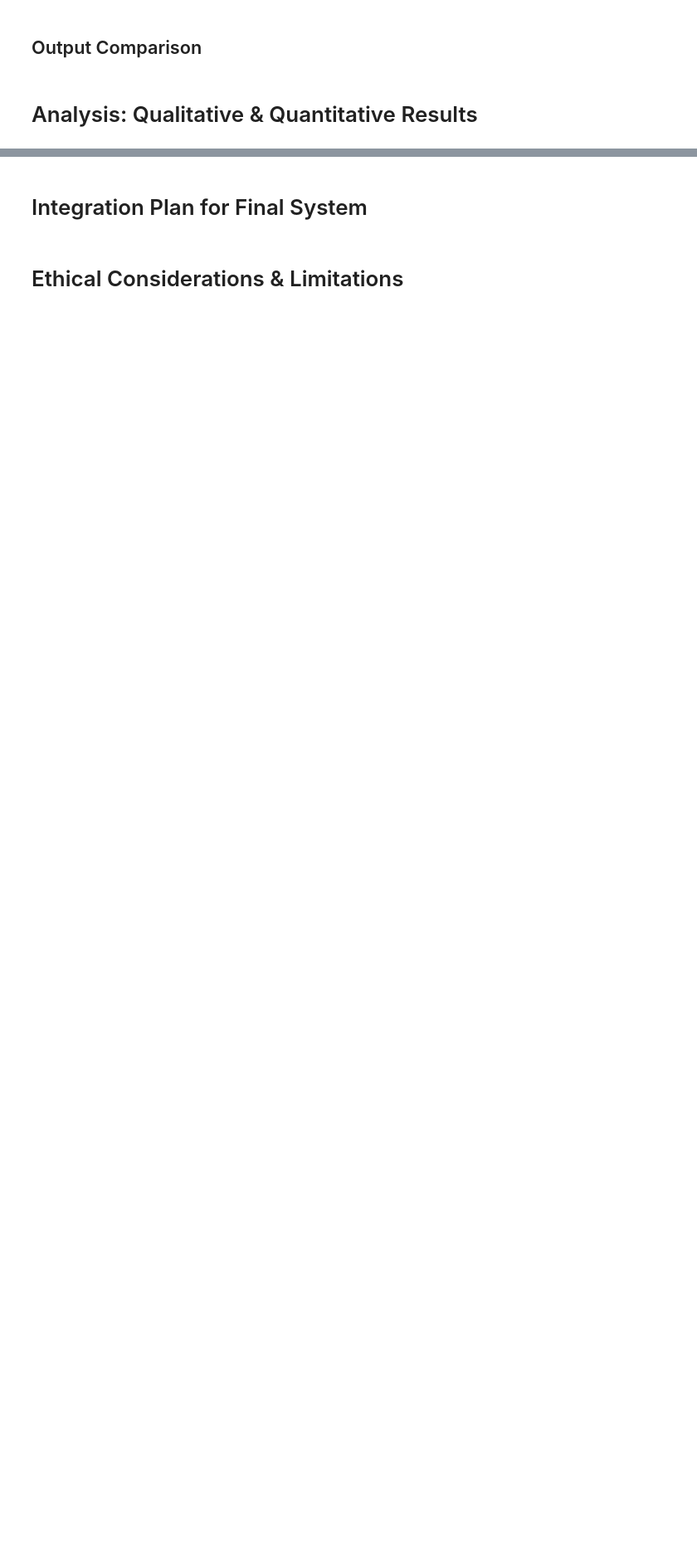
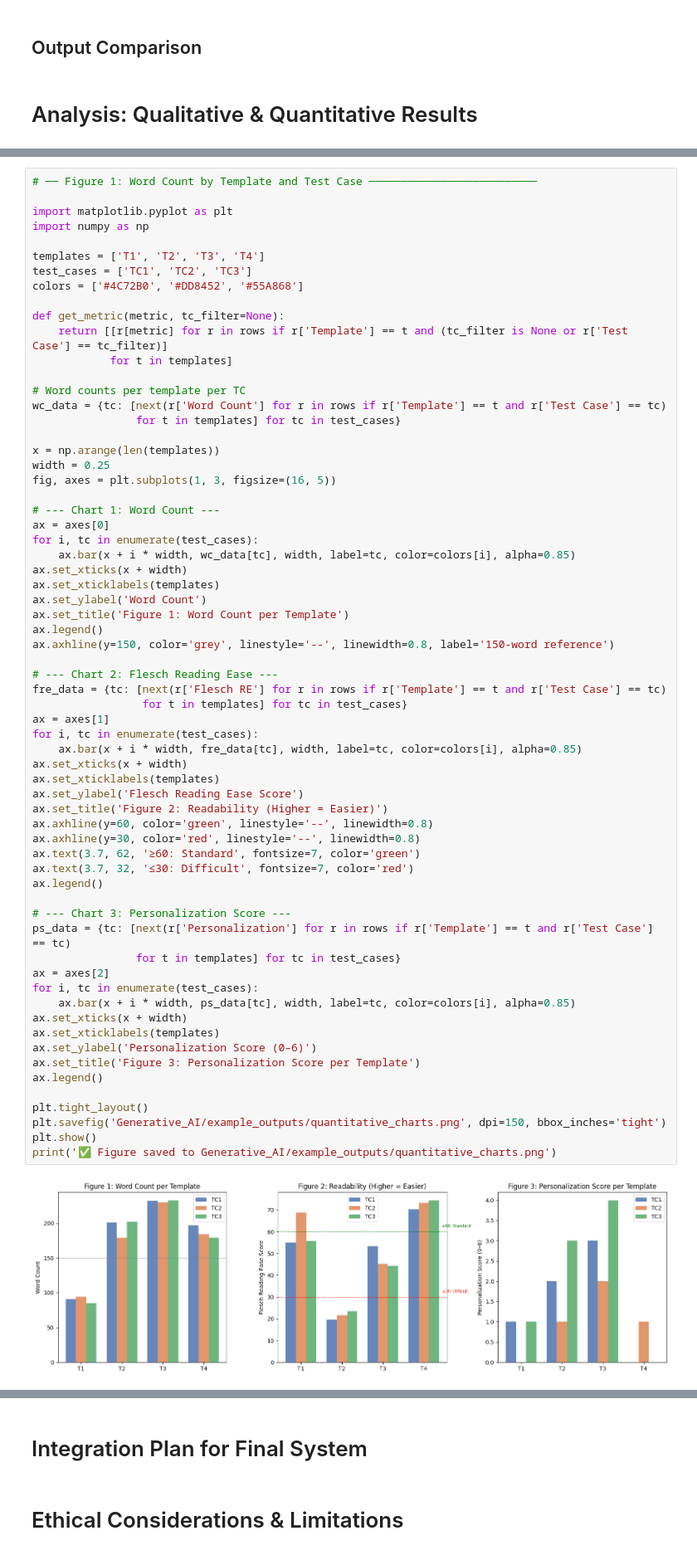
Before and after one commit to SadeemAlotaibi/SWE485-Project---Group-12, a Jupyter notebook: Phase2_Generative_AI.ipynb, the cells around one changed output, grey strips where cells are left out. Shown at 83% size. Drawn from its saved outputs; the diff is of its cells as text; blank space fills up the shorter version.

Commit message:
Comparison output&Quali@Quant& best promp

```diff
--- a/Phase2_Generative_AI.ipynb
+++ b/Phase2_Generative_AI.ipynb
@@ -744,0 +821,67 @@ print("✅ All 4 templates saved to Generative_AI/prompts/templates.json")
+# %%
+# ── Figure 1: Word Count by Template and Test Case ──────────────────────────
+
+import matplotlib.pyplot as plt
+import numpy as np
+
+templates = ['T1', 'T2', 'T3', 'T4']
+test_cases = ['TC1', 'TC2', 'TC3']
+colors = ['#4C72B0', '#DD8452', '#55A868']
+
+def get_metric(metric, tc_filter=None):
+    return [[r[metric] for r in rows if r['Template'] == t and (tc_filter is None or r['Test Case'] == tc_filter)]
+            for t in templates]
+
+# Word counts per template per TC
+wc_data = {tc: [next(r['Word Count'] for r in rows if r['Template'] == t and r['Test Case'] == tc)
+                for t in templates] for tc in test_cases}
+
+x = np.arange(len(templates))
+width = 0.25
+fig, axes = plt.subplots(1, 3, figsize=(16, 5))
+
+# --- Chart 1: Word Count ---
+ax = axes[0]
+for i, tc in enumerate(test_cases):
+    ax.bar(x + i * width, wc_data[tc], width, label=tc, color=colors[i], alpha=0.85)
+ax.set_xticks(x + width)
+ax.set_xticklabels(templates)
+ax.set_ylabel('Word Count')
+ax.set_title('Figure 1: Word Count per Template')
+ax.legend()
+ax.axhline(y=150, color='grey', linestyle='--', linewidth=0.8, label='150-word reference')
+
+# --- Chart 2: Flesch Reading Ease ---
+fre_data = {tc: [next(r['Flesch RE'] for r in rows if r['Template'] == t and r['Test Case'] == tc)
+                 for t in templates] for tc in test_cases}
+ax = axes[1]
+for i, tc in enumerate(test_cases):
+    ax.bar(x + i * width, fre_data[tc], width, label=tc, color=colors[i], alpha=0.85)
+ax.set_xticks(x + width)
+ax.set_xticklabels(templates)
+ax.set_ylabel('Flesch Reading Ease Score')
+ax.set_title('Figure 2: Readability (Higher = Easier)')
+ax.axhline(y=60, color='green', linestyle='--', linewidth=0.8)
+ax.axhline(y=30, color='red', linestyle='--', linewidth=0.8)
+ax.text(3.7, 62, '≥60: Standard', fontsize=7, color='green')
+ax.text(3.7, 32, '≤30: Difficult', fontsize=7, color='red')
+ax.legend()
+
+# --- Chart 3: Personalization Score ---
+ps_data = {tc: [next(r['Personalization'] for r in rows if r['Template'] == t and r['Test Case'] == tc)
+                for t in templates] for tc in test_cases}
+ax = axes[2]
+for i, tc in enumerate(test_cases):
+    ax.bar(x + i * width, ps_data[tc], width, label=tc, color=colors[i], alpha=0.85)
+ax.set_xticks(x + width)
+ax.set_xticklabels(templates)
+ax.set_ylabel('Personalization Score (0–6)')
+ax.set_title('Figure 3: Personalization Score per Template')
+ax.legend()
+
+plt.tight_layout()
+plt.savefig('Generative_AI/example_outputs/quantitative_charts.png', dpi=150, bbox_inches='tight')
+plt.show()
+print('✅ Figure saved to Generative_AI/example_outputs/quantitative_charts.png')
+# %% [output]
+[figure, added]
```
Also changed, not shown: parts of 31 cells of this notebook.
